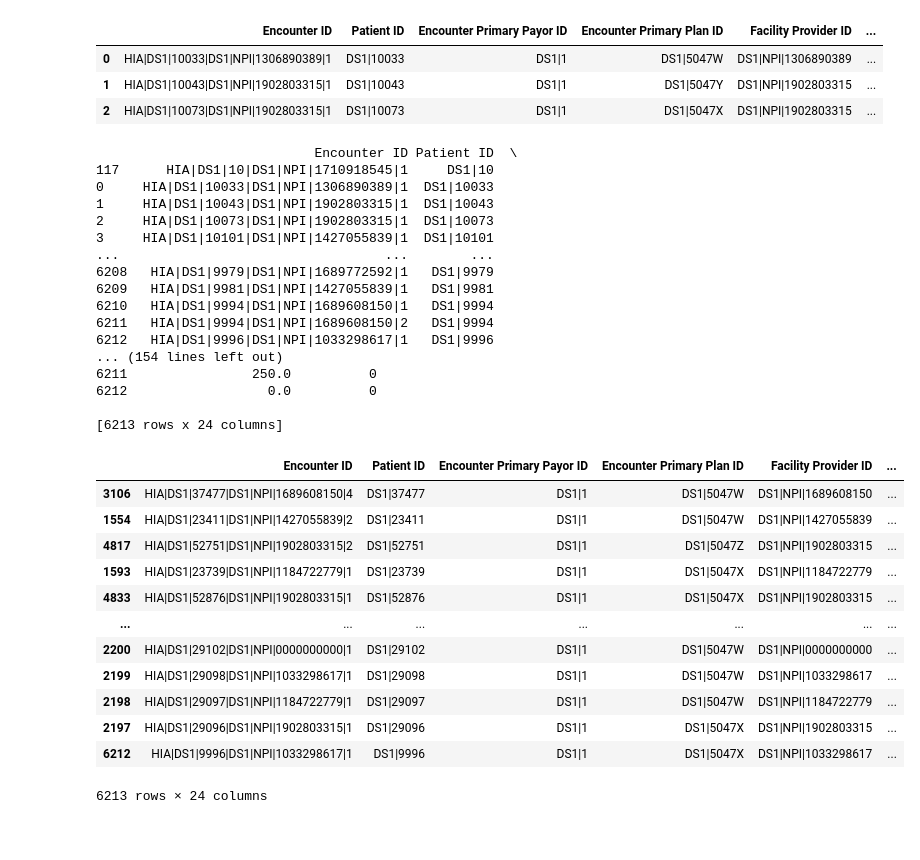
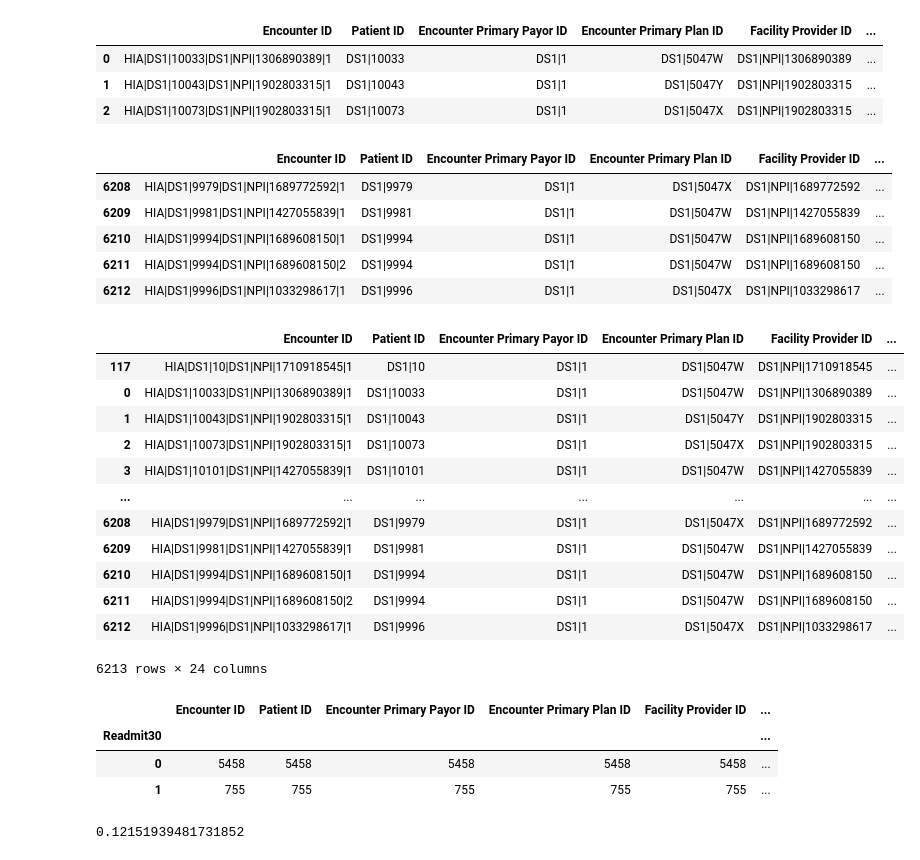
Before and after one commit to Engu12/hospital-readmission_pandas, a Jupyter notebook: hostile.ipynb, the cells around one changed output. Saved outputs shown, nothing was run; the diff lists cells and outputs as text; code cells hidden in the pictures.

```diff
--- a/hostile.ipynb
+++ b/hostile.ipynb
@@ -39,41 +39,42 @@ admissions[['Encounter Start Date','Encounter End Date']] = admissions[['Encount
                                                 apply(lambda x: pd.to_datetime(x))
 admit1 = admissions.sort_values(['Patient ID','Encounter Start Date'])
 # %%
-admit1['Readmit30']=admit1.groupby('Patient ID').apply(lambda x : (x['Encounter Start Date'].\
-shift(-1)-x['Encounter End Date']).dt.days.le(30).astype(int)).reset_index(0).drop('Patient ID',1)
-print(admit1)
+admit1['Readmit30']=admit1.groupby('Patient ID').apply(lambda x : (x['Encounter Start Date'].
+        shift(-1)-x['Encounter End Date']).dt.days.le(30).astype(int)).reset_index(0).drop('Patient ID',1)
+admit1.tail(5)
 # %% [output]
-                            Encounter ID Patient ID  \
-117      HIA|DS1|10|DS1|NPI|1710918545|1     DS1|10
-0     HIA|DS1|10033|DS1|NPI|1306890389|1  DS1|10033
-1     HIA|DS1|10043|DS1|NPI|1902803315|1  DS1|10043
-2     HIA|DS1|10073|DS1|NPI|1902803315|1  DS1|10073
-3     HIA|DS1|10101|DS1|NPI|1427055839|1  DS1|10101
-...                                  ...        ...
-6208   HIA|DS1|9979|DS1|NPI|1689772592|1   DS1|9979
-6209   HIA|DS1|9981|DS1|NPI|1427055839|1   DS1|9981
-6210   HIA|DS1|9994|DS1|NPI|1689608150|1   DS1|9994
-6211   HIA|DS1|9994|DS1|NPI|1689608150|2   DS1|9994
-6212   HIA|DS1|9996|DS1|NPI|1033298617|1   DS1|9996
-... (154 lines left out)
-6211                250.0          0
-6212                  0.0          0
-
-[6213 rows x 24 columns]
+|  | Encounter ID | Patient ID | Encounter Primary Payor ID | Encounter Primary Plan ID | Facility Provider ID | ... |
+| 6208 | HIA|DS1|9979|DS1|NPI|1689772592|1 | DS1|9979 | DS1|1 | DS1|5047X | DS1|NPI|1689772592 | ... |
+| 6209 | HIA|DS1|9981|DS1|NPI|1427055839|1 | DS1|9981 | DS1|1 | DS1|5047W | DS1|NPI|1427055839 | ... |
+| 6210 | HIA|DS1|9994|DS1|NPI|1689608150|1 | DS1|9994 | DS1|1 | DS1|5047W | DS1|NPI|1689608150 | ... |
+| 6211 | HIA|DS1|9994|DS1|NPI|1689608150|2 | DS1|9994 | DS1|1 | DS1|5047W | DS1|NPI|1689608150 | ... |
+| 6212 | HIA|DS1|9996|DS1|NPI|1033298617|1 | DS1|9996 | DS1|1 | DS1|5047X | DS1|NPI|1033298617 | ... |
-# %%
-x=admit1.sort_values(by=['Readmit30'], ascending=False)
-x
-# %% [output]
-|  | Encounter ID | Patient ID | Encounter Primary Payor ID | Encounter Primary Plan ID | Facility Provider ID | ... |
-| 3106 | HIA|DS1|37477|DS1|NPI|1689608150|4 | DS1|37477 | DS1|1 | DS1|5047W | DS1|NPI|1689608150 | ... |
-| 1554 | HIA|DS1|23411|DS1|NPI|1427055839|2 | DS1|23411 | DS1|1 | DS1|5047W | DS1|NPI|1427055839 | ... |
-| 4817 | HIA|DS1|52751|DS1|NPI|1902803315|2 | DS1|52751 | DS1|1 | DS1|5047Z | DS1|NPI|1902803315 | ... |
-| 1593 | HIA|DS1|23739|DS1|NPI|1184722779|1 | DS1|23739 | DS1|1 | DS1|5047X | DS1|NPI|1184722779 | ... |
-| 4833 | HIA|DS1|52876|DS1|NPI|1902803315|1 | DS1|52876 | DS1|1 | DS1|5047X | DS1|NPI|1902803315 | ... |
-| ... | ... | ... | ... | ... | ... | ... |
-| 2200 | HIA|DS1|29102|DS1|NPI|0000000000|1 | DS1|29102 | DS1|1 | DS1|5047W | DS1|NPI|0000000000 | ... |
-| 2199 | HIA|DS1|29098|DS1|NPI|1033298617|1 | DS1|29098 | DS1|1 | DS1|5047W | DS1|NPI|1033298617 | ... |
-| 2198 | HIA|DS1|29097|DS1|NPI|1184722779|1 | DS1|29097 | DS1|1 | DS1|5047W | DS1|NPI|1184722779 | ... |
-| 2197 | HIA|DS1|29096|DS1|NPI|1902803315|1 | DS1|29096 | DS1|1 | DS1|5047X | DS1|NPI|1902803315 | ... |
-| 6212 | HIA|DS1|9996|DS1|NPI|1033298617|1 | DS1|9996 | DS1|1 | DS1|5047X | DS1|NPI|1033298617 | ... |
-6213 rows × 24 columns
+# %%
+admit1
+# %% [output]
+|  | Encounter ID | Patient ID | Encounter Primary Payor ID | Encounter Primary Plan ID | Facility Provider ID | ... |
+| 117 | HIA|DS1|10|DS1|NPI|1710918545|1 | DS1|10 | DS1|1 | DS1|5047W | DS1|NPI|1710918545 | ... |
+| 0 | HIA|DS1|10033|DS1|NPI|1306890389|1 | DS1|10033 | DS1|1 | DS1|5047W | DS1|NPI|1306890389 | ... |
+| 1 | HIA|DS1|10043|DS1|NPI|1902803315|1 | DS1|10043 | DS1|1 | DS1|5047Y | DS1|NPI|1902803315 | ... |
+| 2 | HIA|DS1|10073|DS1|NPI|1902803315|1 | DS1|10073 | DS1|1 | DS1|5047X | DS1|NPI|1902803315 | ... |
+| 3 | HIA|DS1|10101|DS1|NPI|1427055839|1 | DS1|10101 | DS1|1 | DS1|5047W | DS1|NPI|1427055839 | ... |
+| ... | ... | ... | ... | ... | ... | ... |
+| 6208 | HIA|DS1|9979|DS1|NPI|1689772592|1 | DS1|9979 | DS1|1 | DS1|5047X | DS1|NPI|1689772592 | ... |
+| 6209 | HIA|DS1|9981|DS1|NPI|1427055839|1 | DS1|9981 | DS1|1 | DS1|5047W | DS1|NPI|1427055839 | ... |
+| 6210 | HIA|DS1|9994|DS1|NPI|1689608150|1 | DS1|9994 | DS1|1 | DS1|5047W | DS1|NPI|1689608150 | ... |
+| 6211 | HIA|DS1|9994|DS1|NPI|1689608150|2 | DS1|9994 | DS1|1 | DS1|5047W | DS1|NPI|1689608150 | ... |
+| 6212 | HIA|DS1|9996|DS1|NPI|1033298617|1 | DS1|9996 | DS1|1 | DS1|5047X | DS1|NPI|1033298617 | ... |
+6213 rows × 24 columns
+# %%
+xx=admit1.groupby(['Readmit30']).count()
+xx
+# %% [output]
+|  | Encounter ID | Patient ID | Encounter Primary Payor ID | Encounter Primary Plan ID | Facility Provider ID | ... |
+| Readmit30 |  |  |  |  |  | ... |
+| 0 | 5458 | 5458 | 5458 | 5458 | 5458 | ... |
+| 1 | 755 | 755 | 755 | 755 | 755 | ... |
+# %%
+r=755/(5458+755)
+r
+# %% [output]
+0.12151939481731852
```
Also changed, not shown: parts of 6 cells of this notebook.
